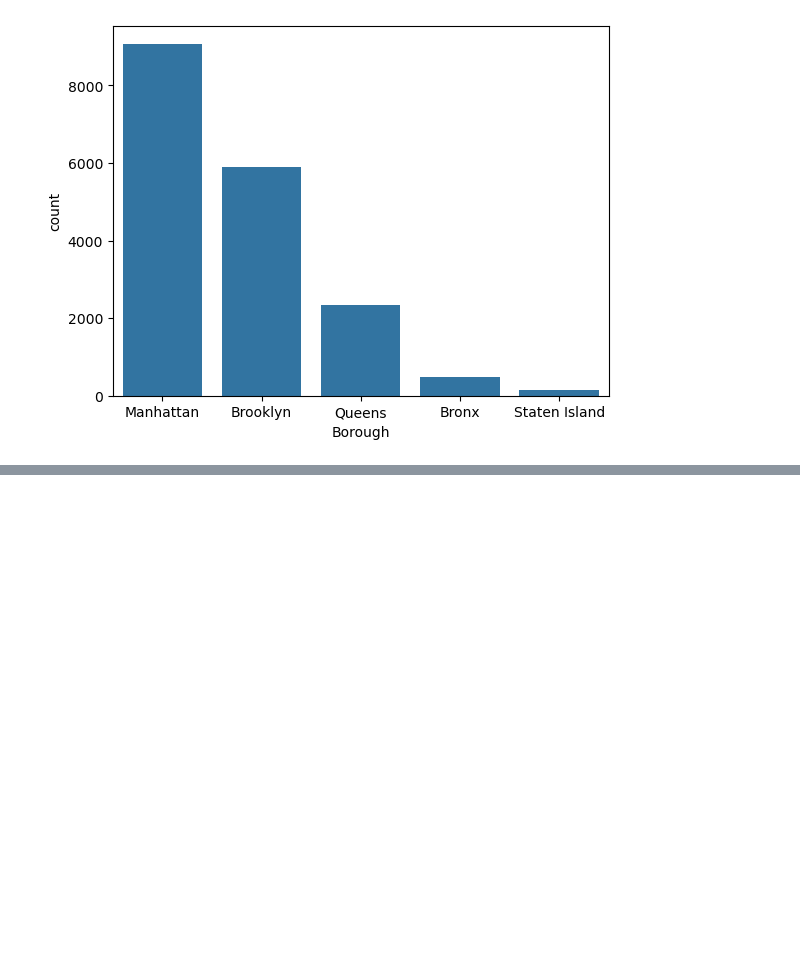
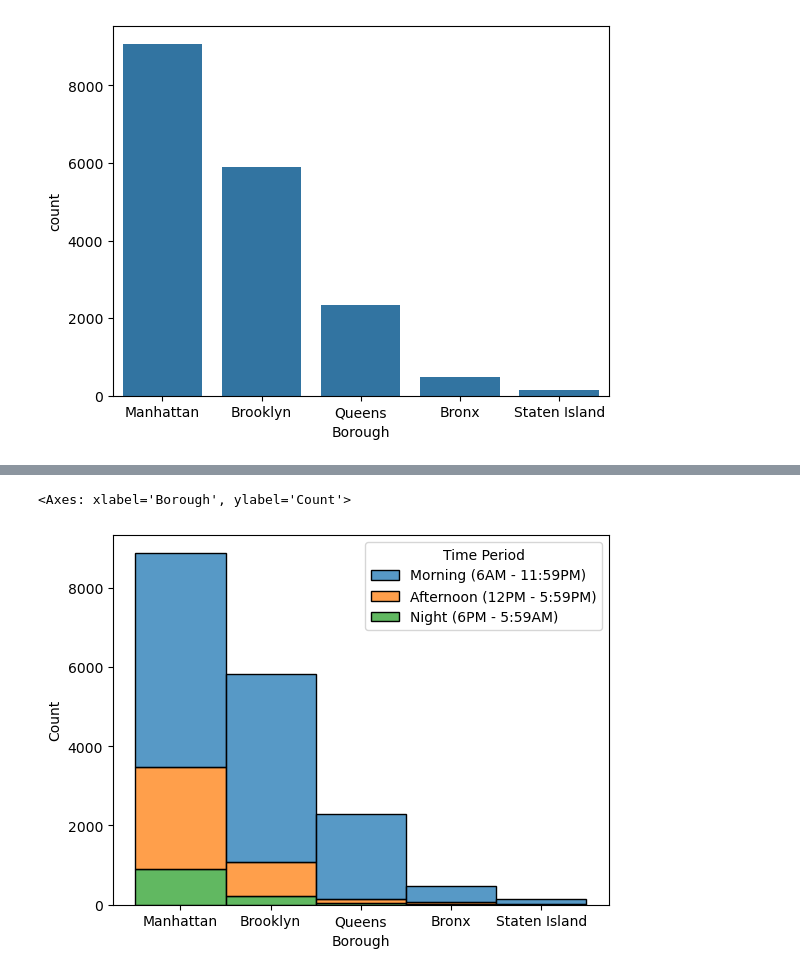
Before and after one commit to Asperity/film_permits_seaborn_project, a Jupyter notebook: Untitled.ipynb, the cells around one changed output, grey strips where cells are left out. Cells and saved outputs as stored; diff of their text form; code cells hidden in the pictures; blank space fills up the shorter version.

Commit message:
Added graphs for boroughs and times there are restricted

```diff
--- a/Untitled.ipynb
+++ b/Untitled.ipynb
@@ -25,0 +21,32 @@ examined_raw_data[examined_raw_data['Borough'] == 'Theater Load in and Load Outs
+# %%
+#Next, we removed the rows that did not have a value for their start times or did not hold parking
+borough_data = borough_data.dropna(subset=['StartDateTime', 'ParkingHeld'])
+# %%
+#Next, we wanted only the times from the datetime columns
+
+borough_data['Start DateTime'] = pd.to_datetime(borough_data['StartDateTime'], unit='s')
+borough_data['Only Start Time'] = borough_data['Start DateTime'].dt.time
+# %%
+#This groups the times into resonable distinctions so the graph is more visually discernable
+
+def time_period(t):
+    hour = t.hour
+
+    if 6 <= hour < 12:
+        return "Morning (6AM - 11:59PM)"
+    elif 12 <= hour < 18:
+        return "Afternoon (12PM - 5:59PM)"
+    else:
+        return "Night (6PM - 5:59AM)"
+
+borough_data["Time Period"] = borough_data["Only Start Time"].apply(time_period)
+# %%
+#Finally, we created a chart that displays when these parking restrictions tend to start based on different boroughs
+sns.histplot(
+    borough_data,
+    x='Borough', hue='Time Period',
+    multiple='stack'
+)
+# %% [output]
+<Axes: xlabel='Borough', ylabel='Count'>
+[figure, added]
```
Also changed, not shown: parts of 1 cell of this notebook.
